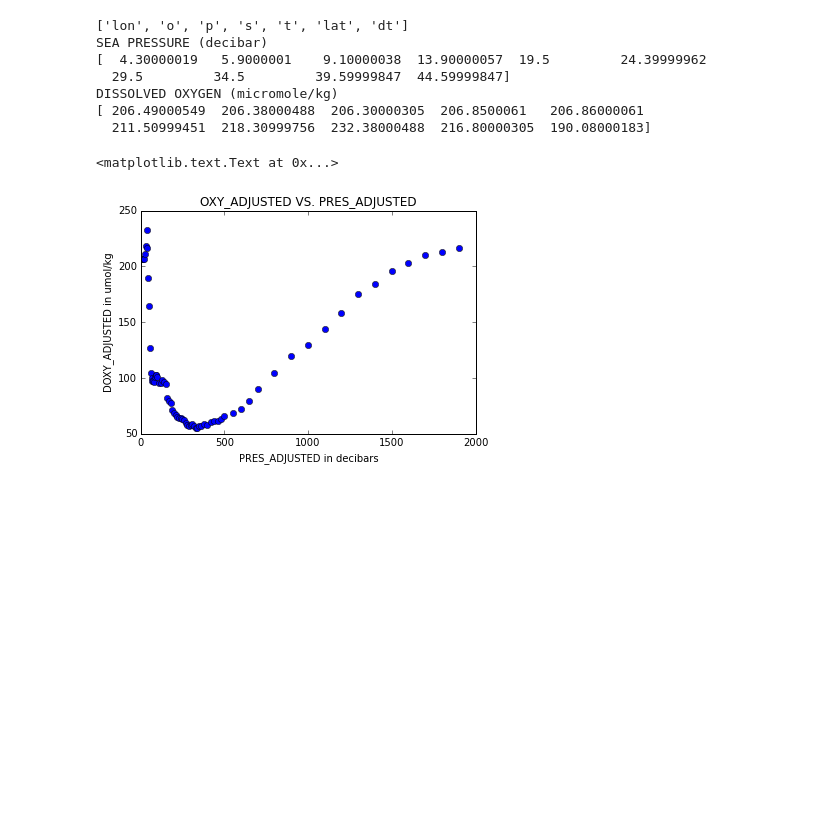
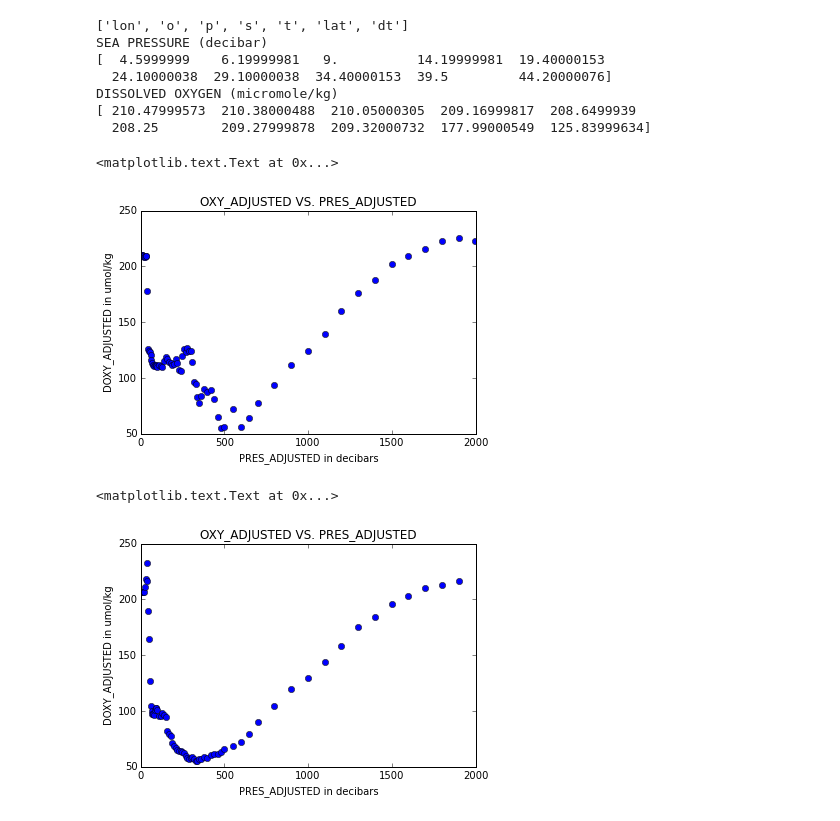
Before and after one commit to josejramirez/Summer-2015-Project, a Jupyter notebook: o2_data_correction.ipynb, the cells around one changed output. Cells and saved outputs as stored; diff of their text form; code cells hidden in the pictures; blank space fills up the shorter version.

Commit message:
Attempting to read all of the profiles of a float and plotting all that out

```diff
--- a/o2_data_correction.ipynb
+++ b/o2_data_correction.ipynb
@@ -8,7 +8,7 @@ oga_floats = of.get_oxy_floats()
 # %%
 # Testing with a float that has data
 oga_floats = ['1900650']
-test_file = 'D1900650_137.nc'
+test_file = '.nc'
 # %%
 for dac_url in of.get_dac_urls(oga_floats):
     for profile_url in of.get_profile_opendap_urls(dac_url):
@@ -34,11 +51,19 @@ print d['o'][1][:10]
 # %% [output]
 ['lon', 'o', 'p', 's', 't', 'lat', 'dt']
 SEA PRESSURE (decibar)
-[  4.30000019   5.9000001    9.10000038  13.90000057  19.5         24.39999962
-  29.5         34.5         39.59999847  44.59999847]
+[  4.5999999    6.19999981   9.          14.19999981  19.40000153
+  24.10000038  29.10000038  34.40000153  39.5         44.20000076]
 DISSOLVED OXYGEN (micromole/kg)
-[ 206.49000549  206.38000488  206.30000305  206.8500061   206.86000061
-  211.50999451  218.30999756  232.38000488  216.80000305  190.08000183]
+[ 210.47999573  210.38000488  210.05000305  209.16999817  208.6499939
+  208.25        209.27999878  209.32000732  177.99000549  125.83999634]
+# %%
+plot(d['p'][1][:] , d['o'][1][:] , 'o')
+title('OXY_ADJUSTED VS. PRES_ADJUSTED')
+ylabel('DOXY_ADJUSTED in umol/kg')
+xlabel('PRES_ADJUSTED in decibars')
+# %% [output]
+<matplotlib.text.Text at 0x...>
+[figure, added]
 # %%
 plot(d['p'][1][:] , d['o'][1][:] , 'o')
 title('OXY_ADJUSTED VS. PRES_ADJUSTED')
```
Also changed, not shown: parts of 1 cell of this notebook.
